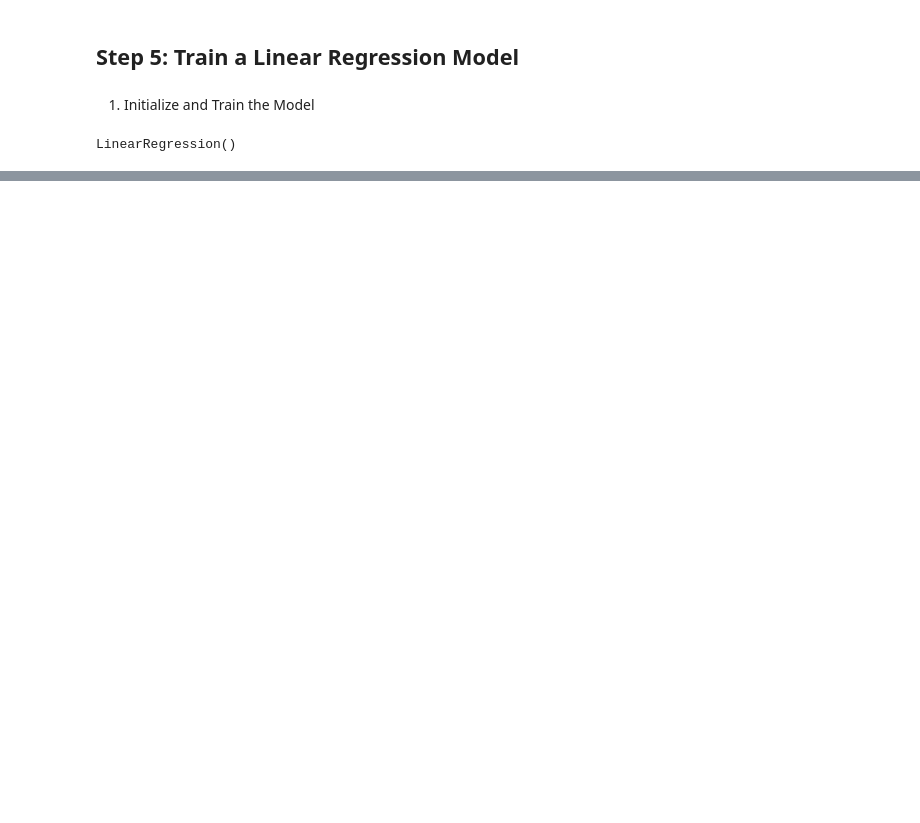
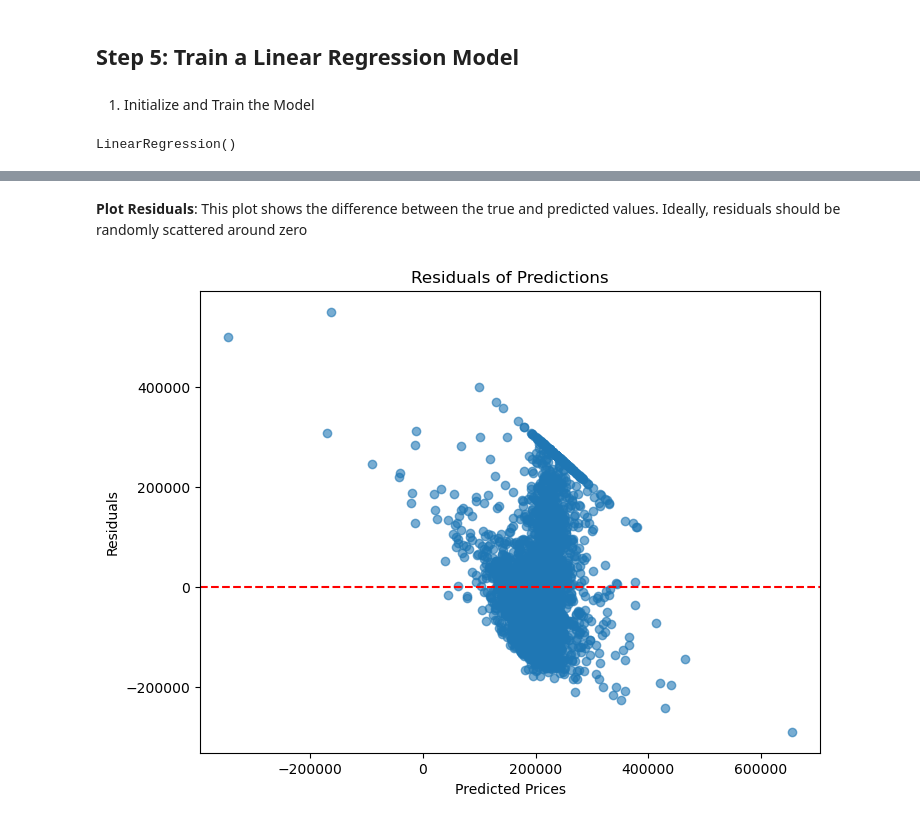
Before and after one commit to Bankole2000/sprylynx-housing-project, a Jupyter notebook: project.ipynb, the cells around one changed output, grey strips where cells are left out. Cells and saved outputs as stored; diff of their text form; code cells hidden in the pictures; blank space fills up the shorter version.

```diff
--- a/project.ipynb
+++ b/project.ipynb
@@ -139,0 +212,13 @@ LinearRegression does not accept missing values encoded as NaN natively. For sup
+# %% [markdown]
+**Plot Residuals**: This plot shows the difference between the true and predicted values. Ideally, residuals should be randomly scattered around zero
+# %%
+residuals = y_test - y_pred
+plt.figure(figsize=(8,6))
+plt.scatter(y_pred, residuals, alpha=0.6)
+plt.axhline(0, color='r', linestyle='--')
+plt.xlabel("Predicted Prices")
+plt.ylabel("Residuals")
+plt.title("Residuals of Predictions")
+plt.show()
+# %% [output]
+[figure, added]
```
Also changed, not shown: parts of 28 cells of this notebook.
